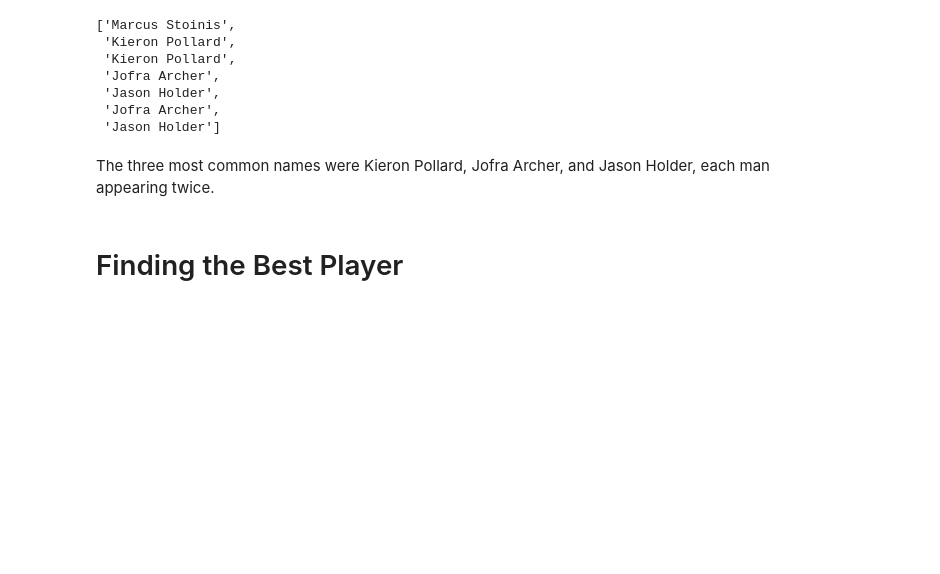
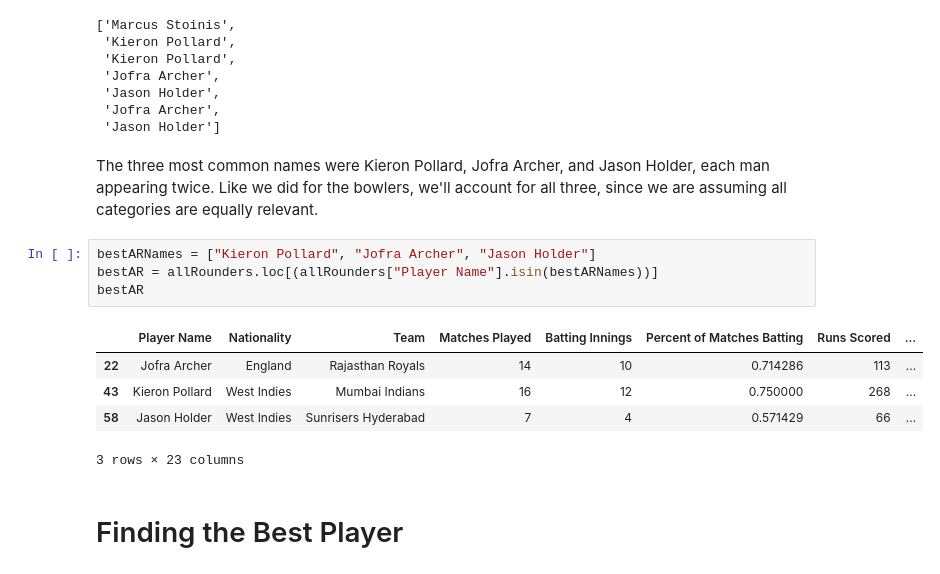
Before and after one commit to gprasad125/cricketProject, a Jupyter notebook: cricket.ipynb, the cells around one changed output. Saved outputs shown, nothing was run; the diff lists cells and outputs as text; blank space fills up the shorter version.

```diff
--- a/cricket.ipynb
+++ b/cricket.ipynb
@@ -502,7 +498,17 @@ bestARNames
  'Jofra Archer',
  'Jason Holder']
 # %% [markdown]
-The three most common names were Kieron Pollard, Jofra Archer, and Jason Holder, each man appearing twice.
+The three most common names were Kieron Pollard, Jofra Archer, and Jason Holder, each man appearing twice. Like we did for the bowlers, we'll account for all three, since we are assuming all categories are equally relevant.
+# %%
+bestARNames = ["Kieron Pollard", "Jofra Archer", "Jason Holder"]
+bestAR = allRounders.loc[(allRounders["Player Name"].isin(bestARNames))]
+bestAR
+# %% [output]
+|  | Player Name | Nationality | Team | Matches Played | Batting Innings | Percent of Matches Batting | Runs Scored | ... |
+| 22 | Jofra Archer | England | Rajasthan Royals | 14 | 10 | 0.714286 | 113 | ... |
+| 43 | Kieron Pollard | West Indies | Mumbai Indians | 16 | 12 | 0.750000 | 268 | ... |
+| 58 | Jason Holder | West Indies | Sunrisers Hyderabad | 7 | 4 | 0.571429 | 66 | ... |
+3 rows × 23 columns
 # %% [markdown]
 # Finding the Best Player
 # %% [markdown]
```
Also changed, not shown: parts of 7 cells of this notebook.
